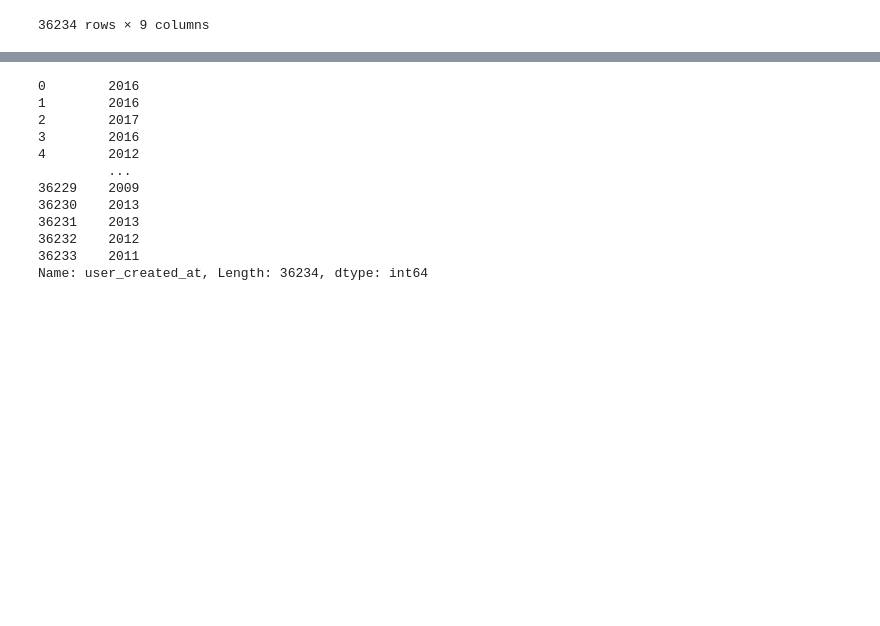
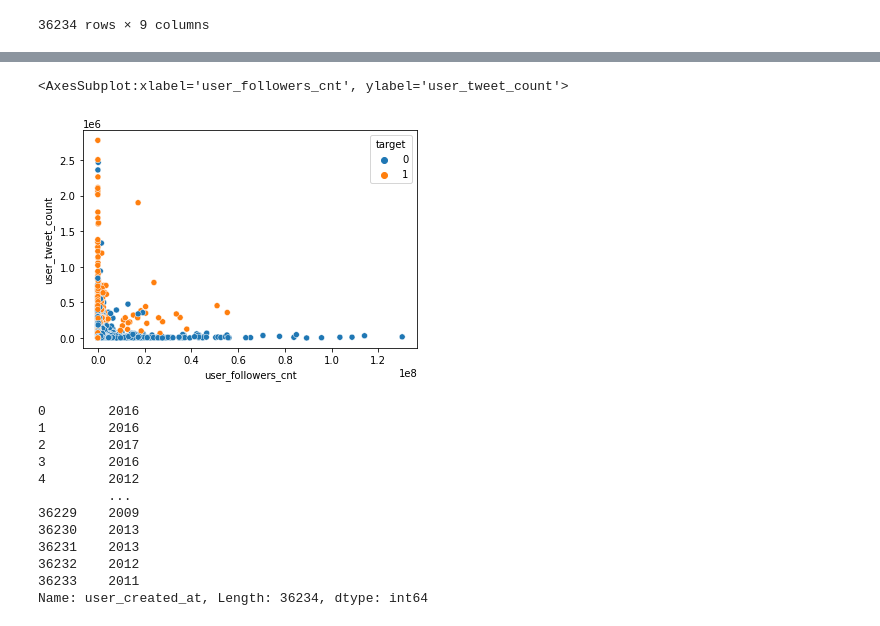
Before and after one commit to famagal/Twitter_bot_detection_713, a Jupyter notebook: notebooks/clemens_streamlit_preps.ipynb, the cells around one changed output, grey strips where cells are left out. Drawn from its saved outputs; the diff is of its cells as text; code cells hidden in the pictures; blank space fills up the shorter version.

```diff
--- a/notebooks/clemens_streamlit_preps.ipynb
+++ b/notebooks/clemens_streamlit_preps.ipynb
@@ -88,3 +77,8 @@ df.to_parquet('../user_data_clean.parquet')
+# %%
+sns.scatterplot(data=df, y='user_tweet_count', x='user_followers_cnt', hue='target')
+# %% [output]
+<AxesSubplot:xlabel='user_followers_cnt', ylabel='user_tweet_count'>
+[figure, added]
 # %%
 df['user_created_at'].dt.year
 # %% [output]
```
Also changed, not shown: parts of 6 cells of this notebook, 1 other file.
